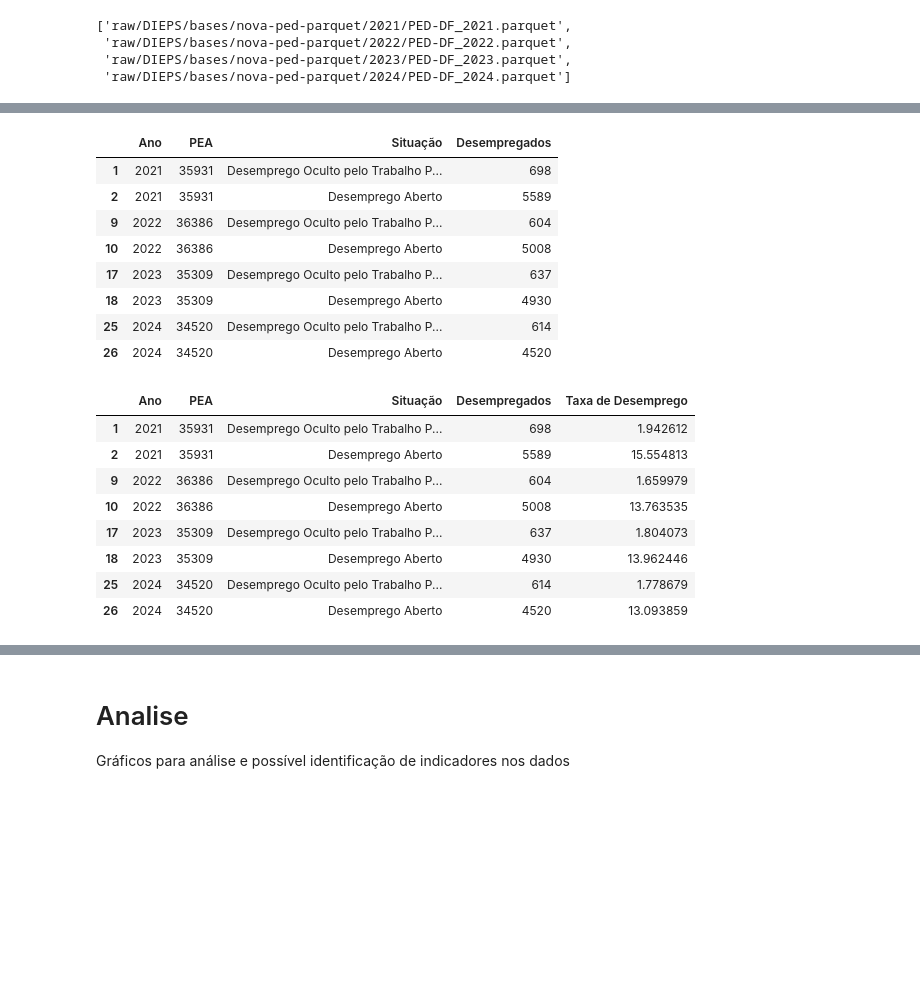
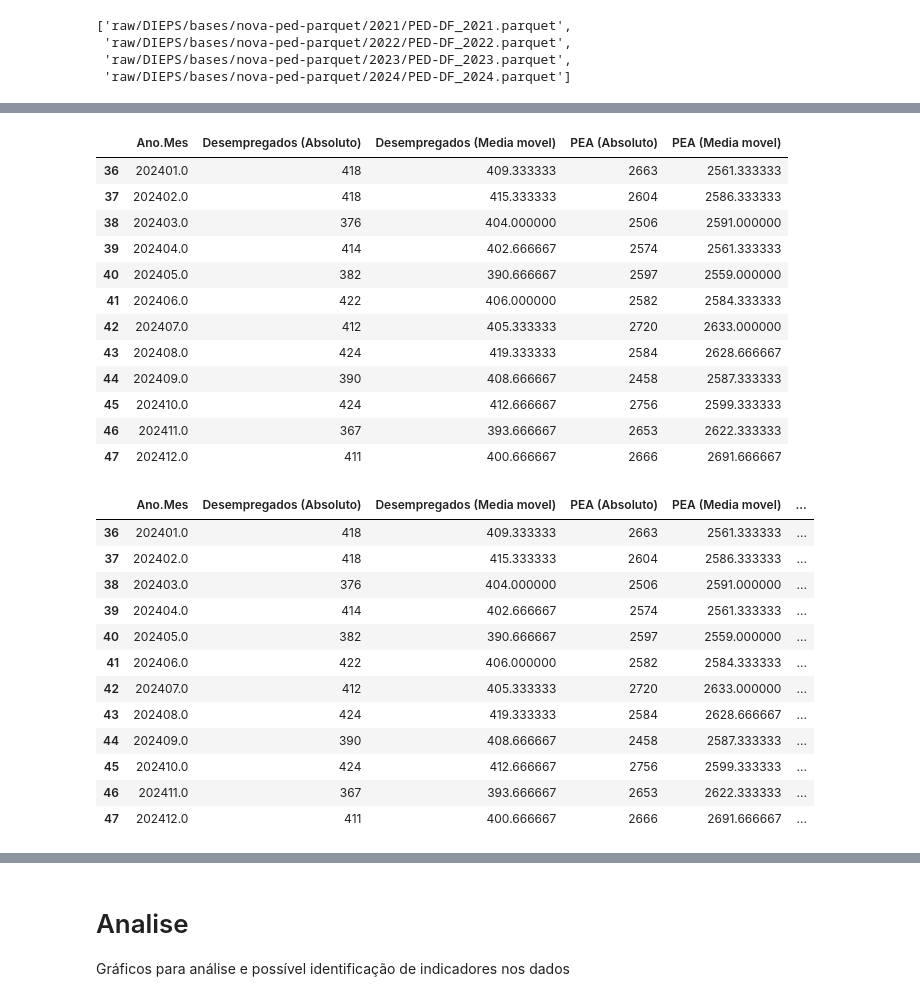
Before and after one commit to mlemosf/jupyter-example, a Jupyter notebook: ped/taxa-desemprego-port-tipo-ped.ipynb, the cells around one changed output, grey strips where cells are left out. Saved outputs shown, nothing was run; the diff lists cells and outputs as text; code cells hidden in the pictures; blank space fills up the shorter version.

```diff
--- a/ped/taxa-desemprego-port-tipo-ped.ipynb
+++ b/ped/taxa-desemprego-port-tipo-ped.ipynb
@@ -103,4 +126,4 @@ df.rename(columns={'SIT': 'sit'}, inplace=True)
 # %%
-df2 = df.copy()
-df2.count()
+df2 = df_sampled[['ANO_MES', 'fator2', 'sit', 'C030', 'F010', 'F030', 'F070']].copy()
+df2
 # %% [output]
@@ -152,0 +210,3 @@ pea
+# %%
+df3 = pea.merge(pea_mean, on='ANO_MES', how='left')
+df3.head(12)
@@ -186,0 +266,4 @@ pea_desempregados
+# %%
+# Média móvel da PEA e desempregados por mês
+df4 = pea_desempregados.merge(pea_desempregados_mean, on='ANO_MES', how='left')
+df4.tail(12)
@@ -187,36 +284,48 @@ pea_desempregados
 # %%
-df3 = pea.merge(pea_desempregados, on='year')
-df3.rename(columns={
-    'F010_x': 'PEA',
-    'F010_y': 'Desempregados',
+df4 = df4.merge(df3, on='ANO_MES')
+df4
+df4.rename(columns={
+    'F010_x_x': 'Desempregados (Absoluto)',
+    'F010_y_x': 'Desempregados (Media movel)',
+    'F010_x_y': 'PEA (Absoluto)',
+    'F010_y_y': 'PEA (Media movel)',
     'sit': 'Situação',
-    'year': 'Ano'
+    'ANO_MES': 'Ano.Mes'
 }, inplace=True)
 
-df3 = df3.loc[(df3!=0).all(axis=1)]
-df3
+df4.tail(12)
+# df3 = df3.loc[(df3!=0).all(axis=1)]
+# df3
 # %% [output]
-|  | Ano | PEA | Situação | Desempregados |
-| 1 | 2021 | 35931 | Desemprego Oculto pelo Trabalho P... | 698 |
-| 2 | 2021 | 35931 | Desemprego Aberto | 5589 |
-| 9 | 2022 | 36386 | Desemprego Oculto pelo Trabalho P... | 604 |
-| 10 | 2022 | 36386 | Desemprego Aberto | 5008 |
-| 17 | 2023 | 35309 | Desemprego Oculto pelo Trabalho P... | 637 |
-| 18 | 2023 | 35309 | Desemprego Aberto | 4930 |
-| 25 | 2024 | 34520 | Desemprego Oculto pelo Trabalho P... | 614 |
-| 26 | 2024 | 34520 | Desemprego Aberto | 4520 |
+|  | Ano.Mes | Desempregados (Absoluto) | Desempregados (Media movel) | PEA (Absoluto) | PEA (Media movel) |
+| 36 | 202401.0 | 418 | 409.333333 | 2663 | 2561.333333 |
+| 37 | 202402.0 | 418 | 415.333333 | 2604 | 2586.333333 |
+| 38 | 202403.0 | 376 | 404.000000 | 2506 | 2591.000000 |
+| 39 | 202404.0 | 414 | 402.666667 | 2574 | 2561.333333 |
+| 40 | 202405.0 | 382 | 390.666667 | 2597 | 2559.000000 |
+| 41 | 202406.0 | 422 | 406.000000 | 2582 | 2584.333333 |
+| 42 | 202407.0 | 412 | 405.333333 | 2720 | 2633.000000 |
+| 43 | 202408.0 | 424 | 419.333333 | 2584 | 2628.666667 |
+| 44 | 202409.0 | 390 | 408.666667 | 2458 | 2587.333333 |
+| 45 | 202410.0 | 424 | 412.666667 | 2756 | 2599.333333 |
+| 46 | 202411.0 | 367 | 393.666667 | 2653 | 2622.333333 |
+| 47 | 202412.0 | 411 | 400.666667 | 2666 | 2691.666667 |
 # %%
 # Coluna com a taxa de desemprego
-df3['Taxa de Desemprego'] = (df3['Desempregados'] / df3['PEA']) * 100
-df3
+df4['Taxa de Desemprego'] = round(df4['Desempregados (Media movel)'] / df4['PEA (Media movel)'], 5) * 100
+df4.tail(12)
 # %% [output]
-|  | Ano | PEA | Situação | Desempregados | Taxa de Desemprego |
-| 1 | 2021 | 35931 | Desemprego Oculto pelo Trabalho P... | 698 | 1.942612 |
-| 2 | 2021 | 35931 | Desemprego Aberto | 5589 | 15.554813 |
-| 9 | 2022 | 36386 | Desemprego Oculto pelo Trabalho P... | 604 | 1.659979 |
-| 10 | 2022 | 36386 | Desemprego Aberto | 5008 | 13.763535 |
-| 17 | 2023 | 35309 | Desemprego Oculto pelo Trabalho P... | 637 | 1.804073 |
-| 18 | 2023 | 35309 | Desemprego Aberto | 4930 | 13.962446 |
-| 25 | 2024 | 34520 | Desemprego Oculto pelo Trabalho P... | 614 | 1.778679 |
-| 26 | 2024 | 34520 | Desemprego Aberto | 4520 | 13.093859 |
+|  | Ano.Mes | Desempregados (Absoluto) | Desempregados (Media movel) | PEA (Absoluto) | PEA (Media movel) | ... |
+| 36 | 202401.0 | 418 | 409.333333 | 2663 | 2561.333333 | ... |
+| 37 | 202402.0 | 418 | 415.333333 | 2604 | 2586.333333 | ... |
+| 38 | 202403.0 | 376 | 404.000000 | 2506 | 2591.000000 | ... |
+| 39 | 202404.0 | 414 | 402.666667 | 2574 | 2561.333333 | ... |
+| 40 | 202405.0 | 382 | 390.666667 | 2597 | 2559.000000 | ... |
+| 41 | 202406.0 | 422 | 406.000000 | 2582 | 2584.333333 | ... |
+| 42 | 202407.0 | 412 | 405.333333 | 2720 | 2633.000000 | ... |
+| 43 | 202408.0 | 424 | 419.333333 | 2584 | 2628.666667 | ... |
+| 44 | 202409.0 | 390 | 408.666667 | 2458 | 2587.333333 | ... |
+| 45 | 202410.0 | 424 | 412.666667 | 2756 | 2599.333333 | ... |
+| 46 | 202411.0 | 367 | 393.666667 | 2653 | 2622.333333 | ... |
+| 47 | 202412.0 | 411 | 400.666667 | 2666 | 2691.666667 | ... |
 # %%
```
Also changed, not shown: parts of 14 cells of this notebook.
